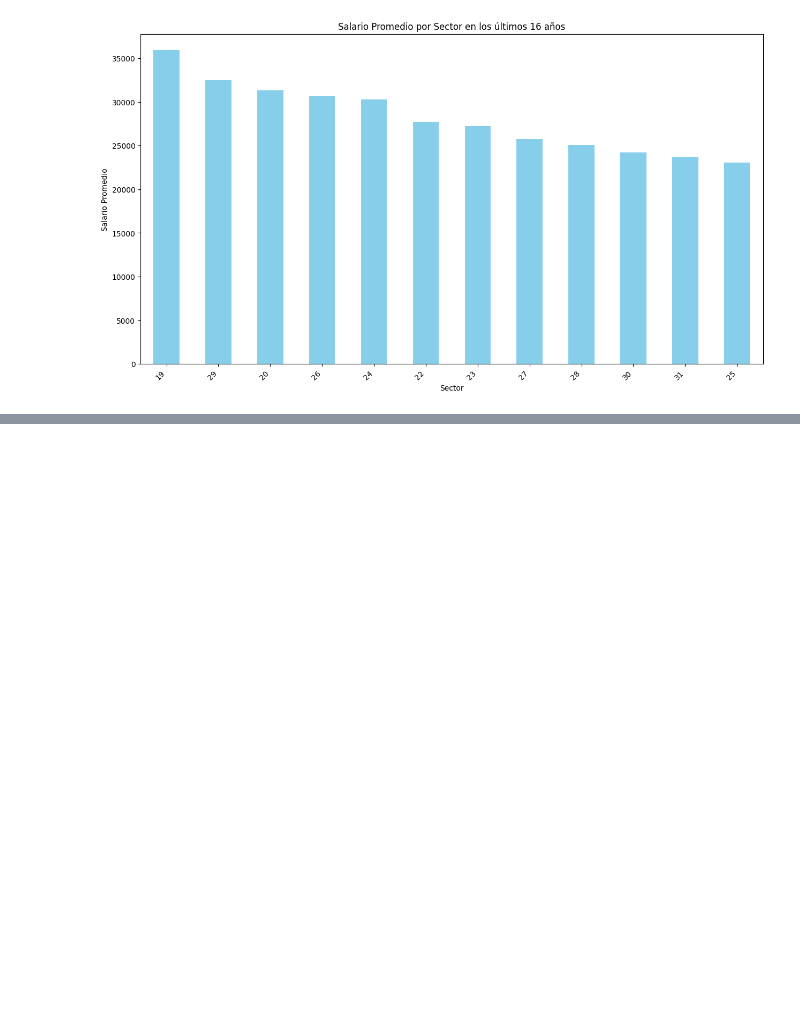
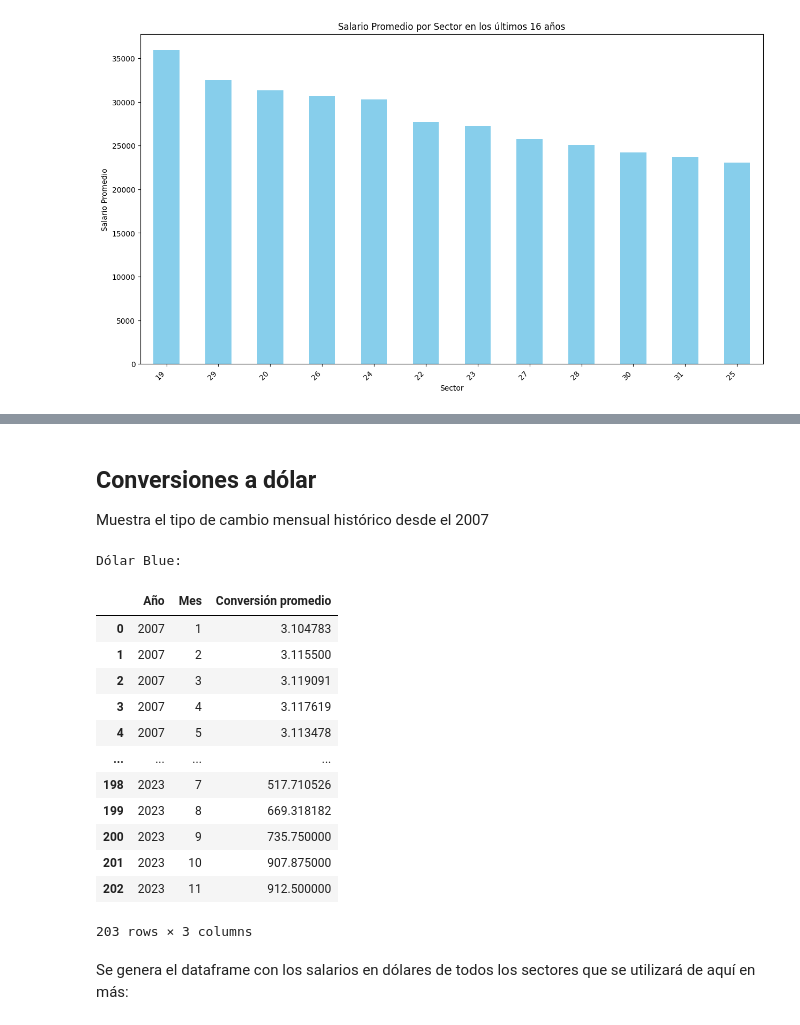
Before and after one commit to IlledNacu/TP2mate3, a Jupyter notebook: TP_SalarioJoven.ipynb, the cells around one changed output, grey strips where cells are left out. Drawn from its saved outputs; the diff is of its cells as text; code cells hidden in the pictures; blank space fills up the shorter version.

```diff
--- a/TP_SalarioJoven.ipynb
+++ b/TP_SalarioJoven.ipynb
@@ -285,0 +285,55 @@ buscar_sector(sector_a_buscar)
+# %% [markdown]
+## Conversiones a dólar
+
+Muestra el tipo de cambio mensual histórico desde el 2007
+# %%
+# Construimos una función para generar un promedio por mes de cada año de la conversión del dólar oficial y dólar blue
+def calcular_tasa_promedio_mensual(csv_file, _encoding):
+    # Columnas que deseamos leer (en este caso, las dos primeras); son las que necesitamos y las demás generan conflictos en su lectura
+    columns_to_read = ['Fecha', 'Último']
+
+    # Cargamos el CSV utilizando solo las columnas especificadas
+    dfDolar = pd.read_csv(csv_file, sep=',', encoding=_encoding, usecols=columns_to_read)
+
+    # Convertimos la 'Fecha' a tipo datetime
+    dfDolar['Fecha'] = pd.to_datetime(dfDolar['Fecha'], dayfirst=True)
+
+    # Convertimos 'Último' a tipo numérico, ignorando los errores
+    dfDolar['Último'] = pd.to_numeric(dfDolar['Último'], errors='coerce')
+
+    # Por si acaso, eliminamos filas con valores no numéricos
+    dfDolar = dfDolar.dropna(subset=['Último'])
+
+    # Creamos columnas adicionales para año y mes
+    dfDolar['Año'] = dfDolar['Fecha'].dt.year
+    dfDolar['Mes'] = dfDolar['Fecha'].dt.month
+
+    # Modificamos el nombre de la columna 'Último'
+    dfDolar = dfDolar.rename(columns={'Último': 'Conversión promedio'})
+
+    # Calculamos el promedio mensual de conversión
+    promedio_mensual = dfDolar.groupby(['Año', 'Mes'])['Conversión promedio'].mean().reset_index()
+
+    return promedio_mensual # Lo devolvemos
+
+# Dólar blue
+promedioBlue = calcular_tasa_promedio_mensual('datos-historicos-USD_ARSB.csv', 'latin-1')
+print("Dólar Blue:\n")
+promedioBlue
+# %% [output]
+Dólar Blue:
+|  | Año | Mes | Conversión promedio |
+| 0 | 2007 | 1 | 3.104783 |
+| 1 | 2007 | 2 | 3.115500 |
+| 2 | 2007 | 3 | 3.119091 |
+| 3 | 2007 | 4 | 3.117619 |
+| 4 | 2007 | 5 | 3.113478 |
+| ... | ... | ... | ... |
+| 198 | 2023 | 7 | 517.710526 |
+| 199 | 2023 | 8 | 669.318182 |
+| 200 | 2023 | 9 | 735.750000 |
+| 201 | 2023 | 10 | 907.875000 |
+| 202 | 2023 | 11 | 912.500000 |
+203 rows × 3 columns
+# %% [markdown]
+Se genera el dataframe con los salarios en dólares de todos los sectores que se utilizará de aquí en más:
```
Also changed, not shown: parts of 41 cells of this notebook.
